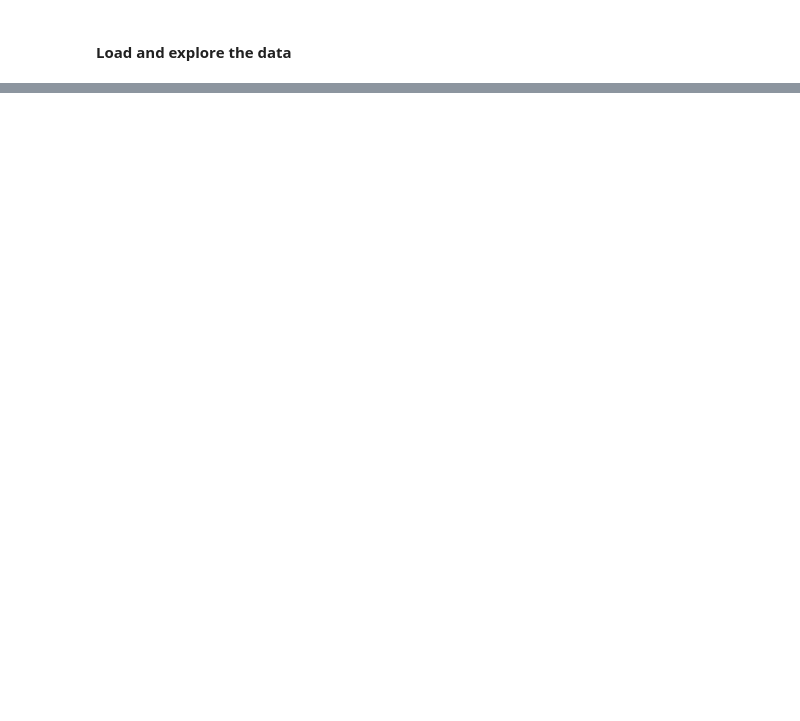
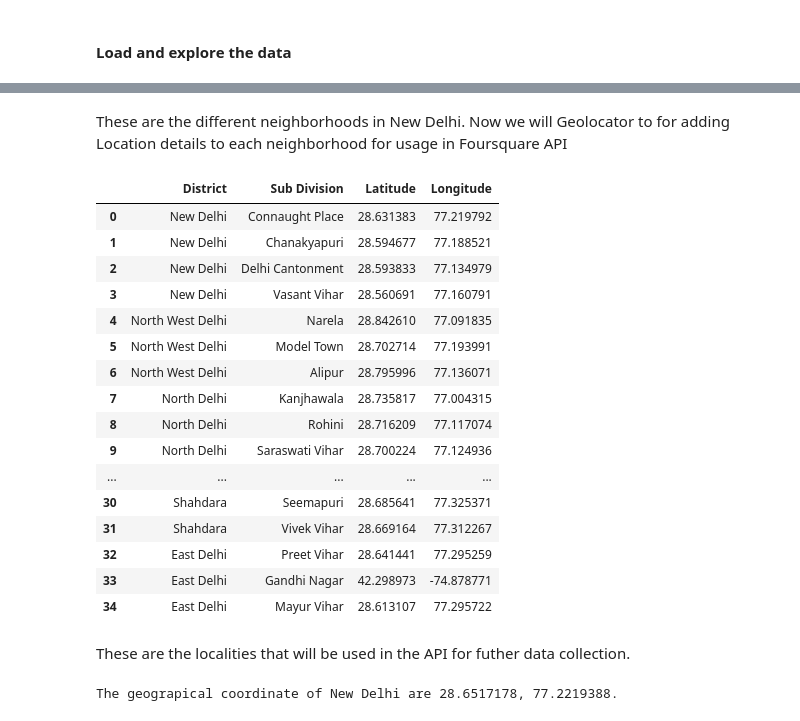
Before and after one commit to cgupta7/Battle-of-Neighborhoods, a Jupyter notebook: Description of Problem and Data.ipynb, the cells around one changed output, grey strips where cells are left out. Drawn from its saved outputs; the diff is of its cells as text; code cells hidden in the pictures; blank space fills up the shorter version.

```diff
--- a/Description of Problem and Data.ipynb
+++ b/Description of Problem and Data.ipynb
@@ -215,0 +49,25 @@ This is all the data used for names of the neighborhoods, further FourSquare API
+# %%
+soup = bs(req.content,'lxml')
+table = soup.find_all('table')
+# %%
+res={'District':[],'Sub Division':[]}
+keys=list(res.keys())
+pos=0
+for item in table[0].find_all('td'):
+    if pos==0:
+        sno=item.text.replace('\n',"")
+    elif pos==1:
+        dis=item.text.replace('\n',"")
+    else:
+        if "[" in item.text:
+            sd=item.text.replace("\n","")[:item.text.find("[")]
+        else:
+            sd=item.text.replace("\n","")
+        res[keys[0]].append(dis)
+        res[keys[1]].append(sd)
+    pos+=1
+    if pos==6:
+        pos=0
+# %%
+neigh=pd.DataFrame(res).drop_duplicates('Sub Division').reset_index(drop=True)
+neigh
@@ -215,0 +92,50 @@ This is all the data used for names of the neighborhoods, further FourSquare API
+# %% [markdown]
+These are the different neighborhoods in New Delhi. Now we will Geolocator to for adding Location details to each neighborhood for usage in Foursquare API
+# %%
+res_add={'Latitude':[],'Longitude':[]}
+geolocator = Nominatim(user_agent="dl_explorer")
+for sub,dis in zip(neigh["Sub Division"],neigh["District"]):
+    add=sub+" , "+dis+" , "+ " , Delhi"
+    location=""
+    while location=="":
+        try: location = geolocator.geocode(add)
+
+        except: continue
+
+    lat = location.latitude
+    lng = location.longitude
+    res_add['Latitude'].append(lat)
+    res_add['Longitude'].append(lng)
+# %%
+neighborhoods=pd.concat((neigh,pd.DataFrame(res_add)),axis=1)
+neighborhoods
+# %% [output]
+|  | District | Sub Division | Latitude | Longitude |
+| 0 | New Delhi | Connaught Place | 28.631383 | 77.219792 |
+| 1 | New Delhi | Chanakyapuri | 28.594677 | 77.188521 |
+| 2 | New Delhi | Delhi Cantonment | 28.593833 | 77.134979 |
+| 3 | New Delhi | Vasant Vihar | 28.560691 | 77.160791 |
+| 4 | North West Delhi | Narela | 28.842610 | 77.091835 |
+| 5 | North West Delhi | Model Town | 28.702714 | 77.193991 |
+| 6 | North West Delhi | Alipur | 28.795996 | 77.136071 |
+| 7 | North Delhi | Kanjhawala | 28.735817 | 77.004315 |
+| 8 | North Delhi | Rohini | 28.716209 | 77.117074 |
+| 9 | North Delhi | Saraswati Vihar | 28.700224 | 77.124936 |
+| ... | ... | ... | ... | ... |
+| 30 | Shahdara | Seemapuri | 28.685641 | 77.325371 |
+| 31 | Shahdara | Vivek Vihar | 28.669164 | 77.312267 |
+| 32 | East Delhi | Preet Vihar | 28.641441 | 77.295259 |
+| 33 | East Delhi | Gandhi Nagar | 42.298973 | -74.878771 |
+| 34 | East Delhi | Mayur Vihar | 28.613107 | 77.295722 |
+# %% [markdown]
+These are the localities that will be used in the API for futher data collection.
+# %%
+address = 'Delhi'
+
+geolocator = Nominatim(user_agent="dl_explorer")
+location = geolocator.geocode(address)
+latitude = location.latitude
+longitude = location.longitude
+print('The geograpical coordinate of New Delhi are {}, {}.'.format(latitude, longitude))
+# %% [output]
+The geograpical coordinate of New Delhi are 28.6517178, 77.2219388.
```
Also changed, not shown: parts of 33 cells of this notebook.
